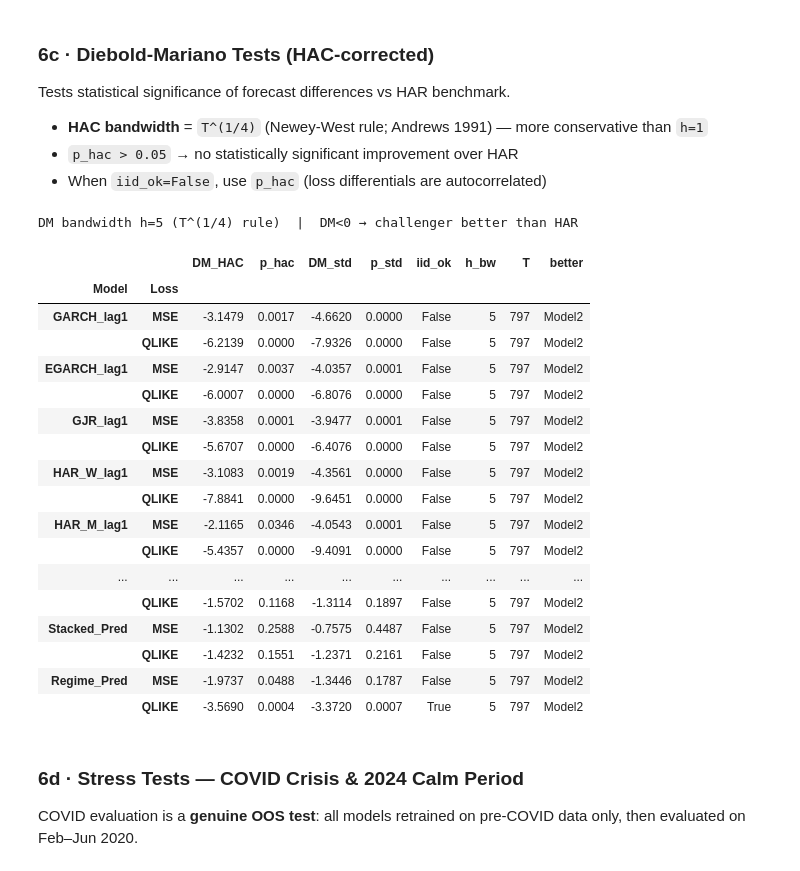
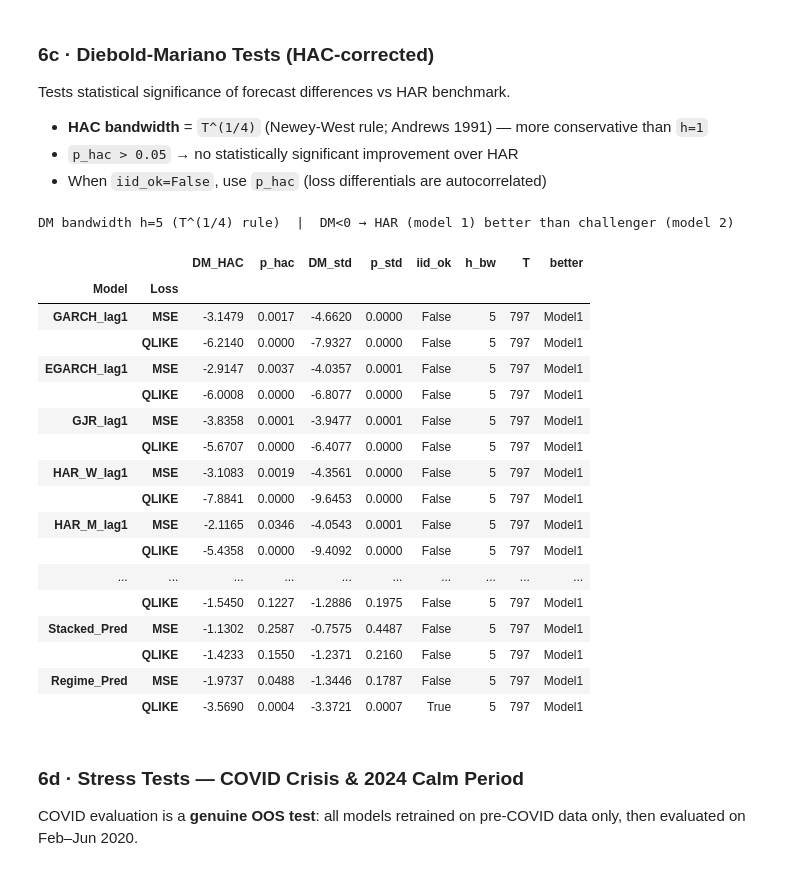
Before and after one commit to rxj0102/Volatility-Forecast-HAR, a Jupyter notebook: notebooks/01_vol_forecast_har.ipynb, the cells around one changed output. Cells and saved outputs as stored; diff of their text form; code cells hidden in the pictures.

```diff
--- a/notebooks/01_vol_forecast_har.ipynb
+++ b/notebooks/01_vol_forecast_har.ipynb
@@ -486,52 +487,52 @@ def dm_test(y_true, y_pred1, y_pred2, loss='mse'):
 
     dm_std = dbar / np.sqrt(gamma0 / T)
     p_std  = 2 * (1 - stats.norm.cdf(abs(dm_std)))
 
     lb_p     = acorr_ljungbox(d, lags=[h], return_df=True)['lb_pvalue'].iloc[0]
     adf_p    = adfuller(d, maxlag=h, autolag=None)[1]
     iid_ok   = lb_p > 0.05
-    better   = 'Model2' if dm_hac < 0 else 'Model1'
+    better   = 'Model1' if dm_hac < 0 else 'Model2'  # d = L1 - L2, so dm < 0 favours model 1
 
     return {'DM_HAC': dm_hac, 'p_hac': p_hac,
             'DM_std': dm_std, 'p_std': p_std,
             'iid_ok': iid_ok, 'h_bw': h, 'T': T, 'better': better}
 
 dm_rows = []
 for col in ALL_PREDS:
     tmp = (ml.loc[X_test.index, ['Target_RV', col]]
              .assign(HAR=har_oos)
              .dropna())
     if len(tmp) < 30: continue
     for loss in ['mse', 'qlike']:
         res = dm_test(tmp['Target_RV'], tmp['HAR'], tmp[col], loss=loss)
         dm_rows.append({'Model': col, 'Loss': loss.upper(), **res})
 
 dm_df = pd.DataFrame(dm_rows).set_index(['Model', 'Loss'])
 
 h_bw = dm_df['h_bw'].iloc[0]
-print(f'DM bandwidth h={h_bw} (T^(1/4) rule)  |  DM<0 → challenger better than HAR\n')
+print(f'DM bandwidth h={h_bw} (T^(1/4) rule)  |  DM<0 → HAR (model 1) better than challenger (model 2)\n')
 with pd.option_context('display.float_format', '{:.4f}'.format):
     display(dm_df[['DM_HAC', 'p_hac', 'DM_std', 'p_std', 'iid_ok', 'h_bw', 'T', 'better']])
 # %% [output]
-DM bandwidth h=5 (T^(1/4) rule)  |  DM<0 → challenger better than HAR
+DM bandwidth h=5 (T^(1/4) rule)  |  DM<0 → HAR (model 1) better than challenger (model 2)
 |  |  | DM_HAC | p_hac | DM_std | p_std | iid_ok | h_bw | T | better |
 | Model | Loss |  |  |  |  |  |  |  |  |
-| GARCH_lag1 | MSE | -3.1479 | 0.0017 | -4.6620 | 0.0000 | False | 5 | 797 | Model2 |
-|  | QLIKE | -6.2139 | 0.0000 | -7.9326 | 0.0000 | False | 5 | 797 | Model2 |
-| EGARCH_lag1 | MSE | -2.9147 | 0.0037 | -4.0357 | 0.0001 | False | 5 | 797 | Model2 |
-|  | QLIKE | -6.0007 | 0.0000 | -6.8076 | 0.0000 | False | 5 | 797 | Model2 |
-| GJR_lag1 | MSE | -3.8358 | 0.0001 | -3.9477 | 0.0001 | False | 5 | 797 | Model2 |
-|  | QLIKE | -5.6707 | 0.0000 | -6.4076 | 0.0000 | False | 5 | 797 | Model2 |
-| HAR_W_lag1 | MSE | -3.1083 | 0.0019 | -4.3561 | 0.0000 | False | 5 | 797 | Model2 |
-|  | QLIKE | -7.8841 | 0.0000 | -9.6451 | 0.0000 | False | 5 | 797 | Model2 |
-| HAR_M_lag1 | MSE | -2.1165 | 0.0346 | -4.0543 | 0.0001 | False | 5 | 797 | Model2 |
-|  | QLIKE | -5.4357 | 0.0000 | -9.4091 | 0.0000 | False | 5 | 797 | Model2 |
+| GARCH_lag1 | MSE | -3.1479 | 0.0017 | -4.6620 | 0.0000 | False | 5 | 797 | Model1 |
+|  | QLIKE | -6.2140 | 0.0000 | -7.9327 | 0.0000 | False | 5 | 797 | Model1 |
+| EGARCH_lag1 | MSE | -2.9147 | 0.0037 | -4.0357 | 0.0001 | False | 5 | 797 | Model1 |
+|  | QLIKE | -6.0008 | 0.0000 | -6.8077 | 0.0000 | False | 5 | 797 | Model1 |
+| GJR_lag1 | MSE | -3.8358 | 0.0001 | -3.9477 | 0.0001 | False | 5 | 797 | Model1 |
+|  | QLIKE | -5.6707 | 0.0000 | -6.4077 | 0.0000 | False | 5 | 797 | Model1 |
+| HAR_W_lag1 | MSE | -3.1083 | 0.0019 | -4.3561 | 0.0000 | False | 5 | 797 | Model1 |
+|  | QLIKE | -7.8841 | 0.0000 | -9.6453 | 0.0000 | False | 5 | 797 | Model1 |
+| HAR_M_lag1 | MSE | -2.1165 | 0.0346 | -4.0543 | 0.0001 | False | 5 | 797 | Model1 |
+|  | QLIKE | -5.4358 | 0.0000 | -9.4092 | 0.0000 | False | 5 | 797 | Model1 |
 | ... | ... | ... | ... | ... | ... | ... | ... | ... | ... |
-|  | QLIKE | -1.5702 | 0.1168 | -1.3114 | 0.1897 | False | 5 | 797 | Model2 |
-| Stacked_Pred | MSE | -1.1302 | 0.2588 | -0.7575 | 0.4487 | False | 5 | 797 | Model2 |
-|  | QLIKE | -1.4232 | 0.1551 | -1.2371 | 0.2161 | False | 5 | 797 | Model2 |
-| Regime_Pred | MSE | -1.9737 | 0.0488 | -1.3446 | 0.1787 | False | 5 | 797 | Model2 |
-|  | QLIKE | -3.5690 | 0.0004 | -3.3720 | 0.0007 | True | 5 | 797 | Model2 |
+|  | QLIKE | -1.5450 | 0.1227 | -1.2886 | 0.1975 | False | 5 | 797 | Model1 |
+| Stacked_Pred | MSE | -1.1302 | 0.2587 | -0.7575 | 0.4487 | False | 5 | 797 | Model1 |
+|  | QLIKE | -1.4233 | 0.1550 | -1.2371 | 0.2160 | False | 5 | 797 | Model1 |
+| Regime_Pred | MSE | -1.9737 | 0.0488 | -1.3446 | 0.1787 | False | 5 | 797 | Model1 |
+|  | QLIKE | -3.5690 | 0.0004 | -3.3721 | 0.0007 | True | 5 | 797 | Model1 |
 # %% [markdown]
 ### 6d · Stress Tests — COVID Crisis & 2024 Calm Period
 
```
Also changed, not shown: parts of 8 cells of this notebook, 14 other files.
